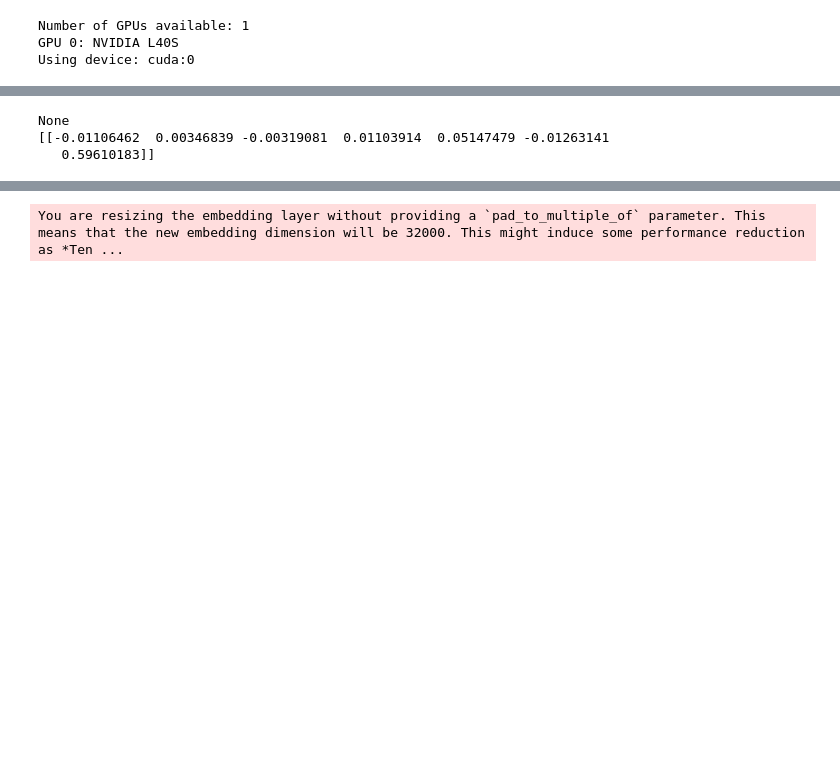
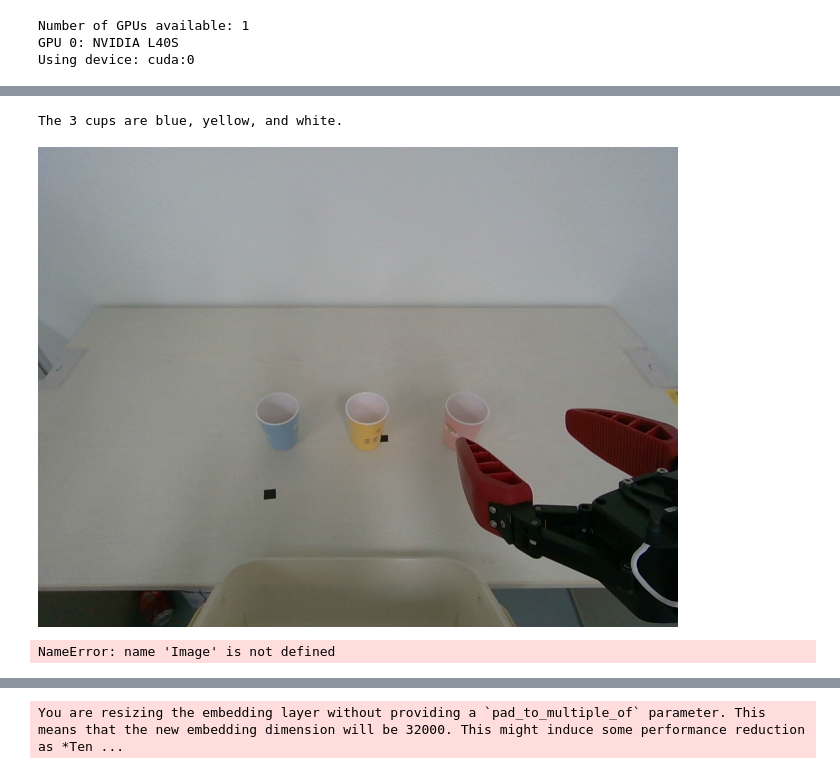
Before and after one commit to jellyho/MobileVLM-VLA, a Jupyter notebook: Untitled.ipynb, the cells around one changed output, grey strips where cells are left out. Saved outputs shown, nothing was run; the diff lists cells and outputs as text; code cells hidden in the pictures; blank space fills up the shorter version.

```diff
--- a/Untitled.ipynb
+++ b/Untitled.ipynb
@@ -18,10 +18,10 @@ Number of GPUs available: 1
 GPU 0: NVIDIA L40S
 Using device: cuda:0
 # %%
-from scripts.inference import VLAModel
+from spatialvla.inference import VLAModel
 from PIL import Image, ImageDraw, ImageFont
 from IPython.display import display
 
-model_path = "./stack_cup_5hz_ln"
+model_path = "checkpoints/map_1gpu_1e5_gc"
 model = VLAModel(model_path)
 # %% [output]
@@ -49,33 +49,61 @@ def draw(image, prompt):
     return image
+# %%
+import h5py
+import os
+from tqdm import tqdm
+import cv2
+import numpy as np
+from IPython.display import display
+hdf5_files = []
+folder_path = '/home/shared/LG_Robot/cup_color_rightarm/'
+for file in os.listdir(folder_path):
+    if file.endswith(".hdf5"):
+        hdf5_files.append(os.path.join(folder_path, file))
+
+idx = 0
+res =''
+img_list = []
+data = h5py.File(hdf5_files[idx], 'r')
+for imgd in tqdm(data['/observation/image']):
+    img = Image.fromarray(imgd).convert("RGB")
+    # img = Image.open("assets/samples/demo.jpg")
+    prompt_str = "What is the colors of the 3 cups?"
+    res = model.inference_prompt(img, prompt_str)
+    print(res)
+    display(img)
+    break
+    # img_list.append(draw(img, res))
+# %% [output]
+The 3 cups are blue, yellow, and white.
+[figure, added]
 # %%
 import h5py
 import os
 from tqdm import tqdm
 import cv2
 import numpy as np
-
+from IPython.display import display
 hdf5_files = []
-folder_path = '/home/shared/LG_Robot/stack_cup/'
+folder_path = '/home/shared/LG_Robot/upright_cup_oneshot/'
 for file in os.listdir(folder_path):
     if file.endswith(".hdf5"):
         hdf5_files.append(os.path.join(folder_path, file))
 
-idx = 20
-
+idx = 0
+res =''
 img_list = []
 data = h5py.File(hdf5_files[idx], 'r')
 for imgd in tqdm(data['/observation/image']):
     img = Image.fromarray(imgd).convert("RGB")
-    prompt_str = "What robot should do to transfer the wet tissue to the basket?"
-    res = model.inference_action(img, prompt_str)
+    # img = Image.open("assets/samples/demo.jpg")
+    prompt_str = "What object can you see?"
+    res = model.inference_prompt(img, prompt_str)
     print(res)
-    break
+    display(img)
     # img_list.append(draw(img, res))
     # print('action', res.shape)
 # %% [output]
-None
-[[-0.01106462  0.00346839 -0.00319081  0.01103914  0.05147479 -0.01263141
-   0.59610183]]
+NameError: name 'Image' is not defined
 # %%
 # Get the dimensions of the first image
 width, height = img_list[0].size
```
Also changed, not shown: parts of 3 cells of this notebook, 33 other files.
